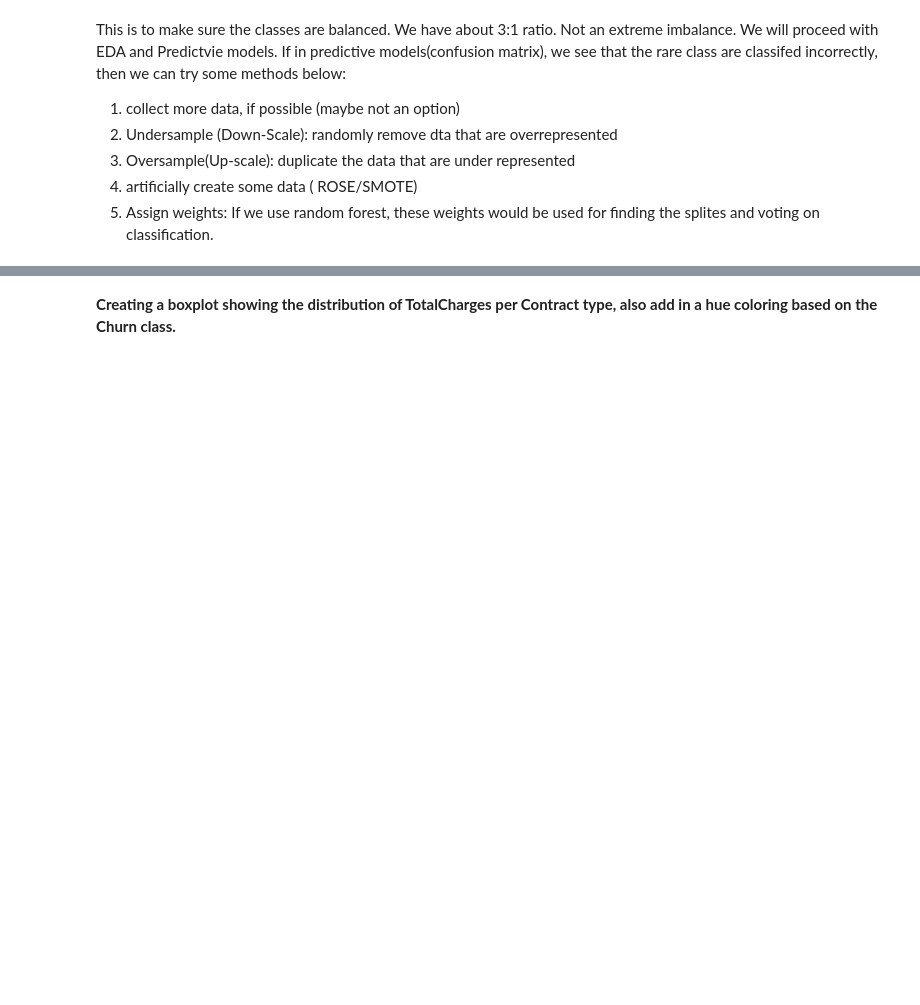
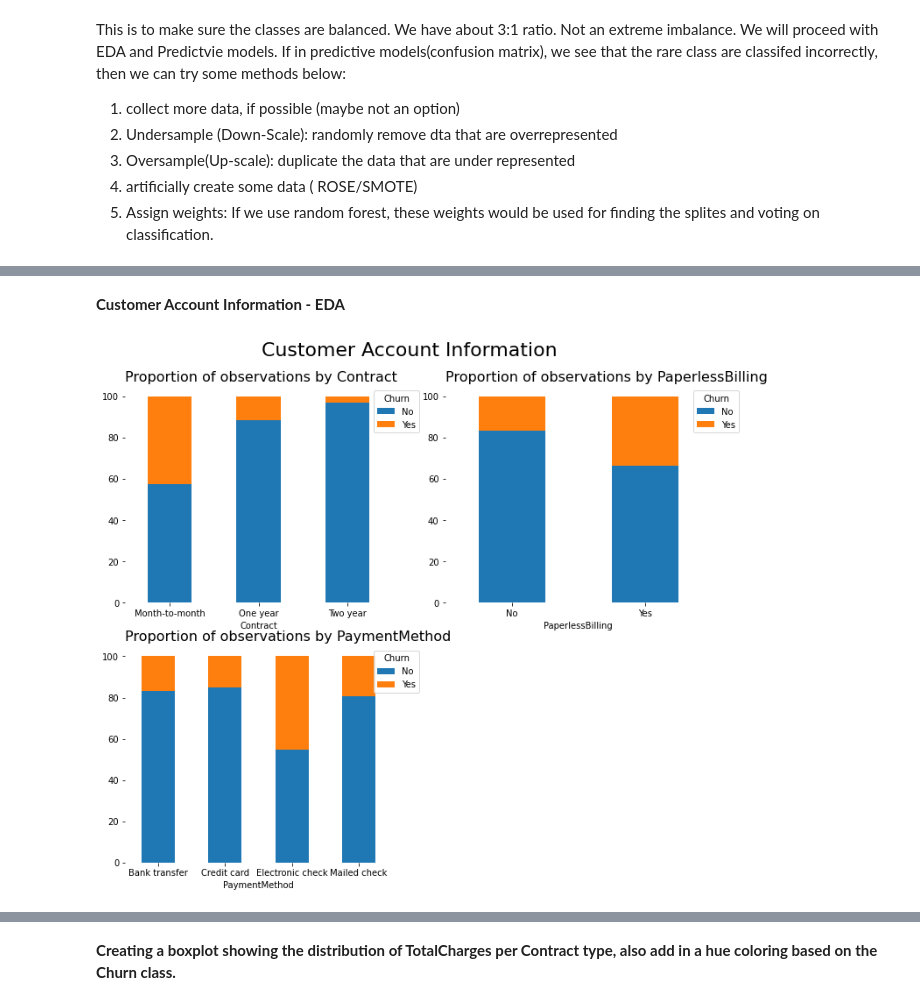
Before and after one commit to Aliya-Alim/TelcoChurnAnalysis, a Jupyter notebook: 01-Sup-Learning-Capstone-Tree-Methods-SOLNs.ipynb, the cells around one changed output, grey strips where cells are left out. Cells and saved outputs as stored; diff of their text form; code cells hidden in the pictures; blank space fills up the shorter version.

```diff
--- a/01-Sup-Learning-Capstone-Tree-Methods-SOLNs.ipynb
+++ b/01-Sup-Learning-Capstone-Tree-Methods-SOLNs.ipynb
@@ -147,0 +221,10 @@ sns.violinplot(data=df,x='Churn',y='TotalCharges')
+# %% [markdown]
+**Customer Account Information - EDA**
+# %%
+# customer account column names
+account_columns = ['Contract', 'PaperlessBilling', 'PaymentMethod']
+
+# stacked plot of customer account columns
+percentage_stacked_plot(account_columns, 'Customer Account Information')
+# %% [output]
+[figure, added]
```
Also changed, not shown: parts of 72 cells of this notebook.
